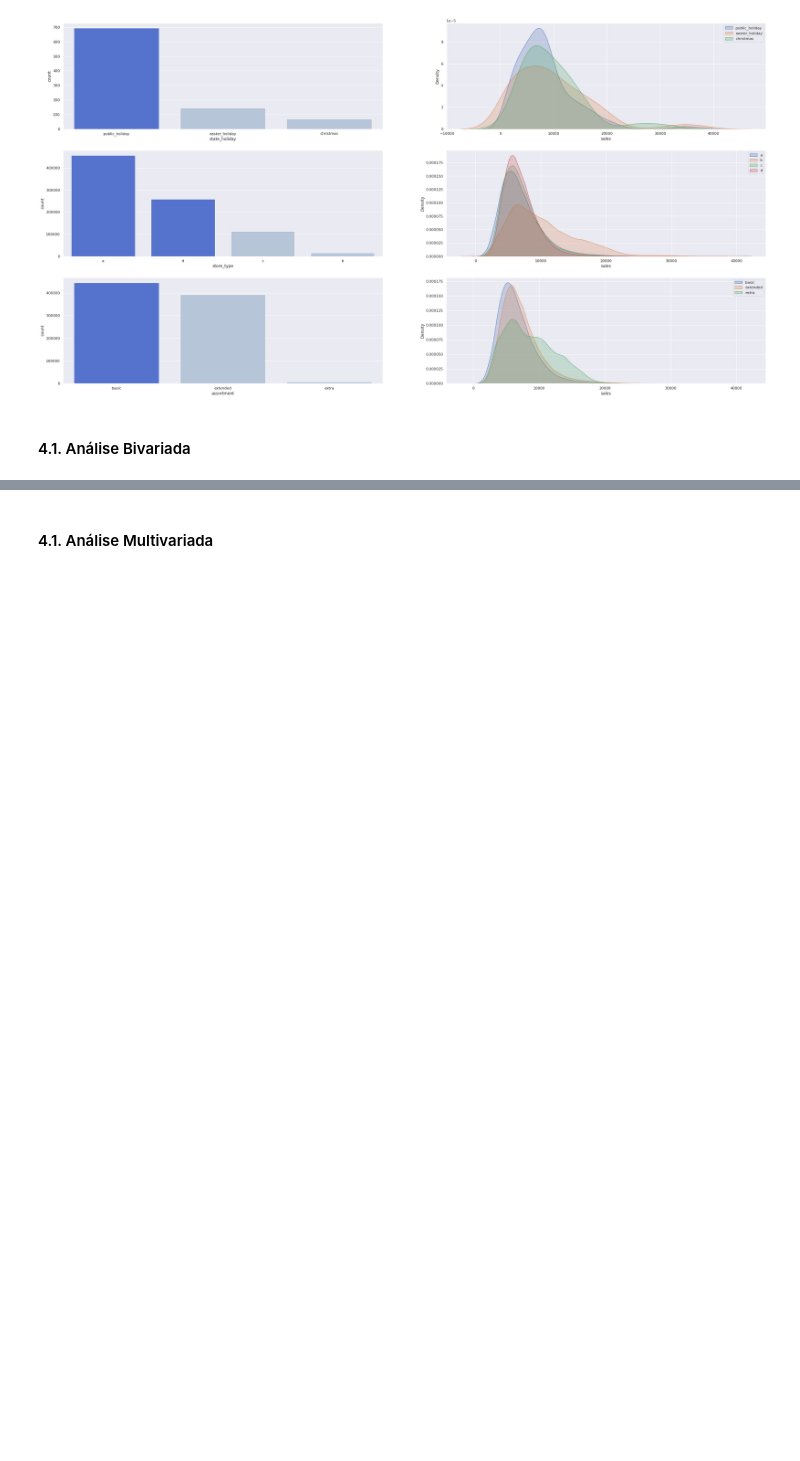
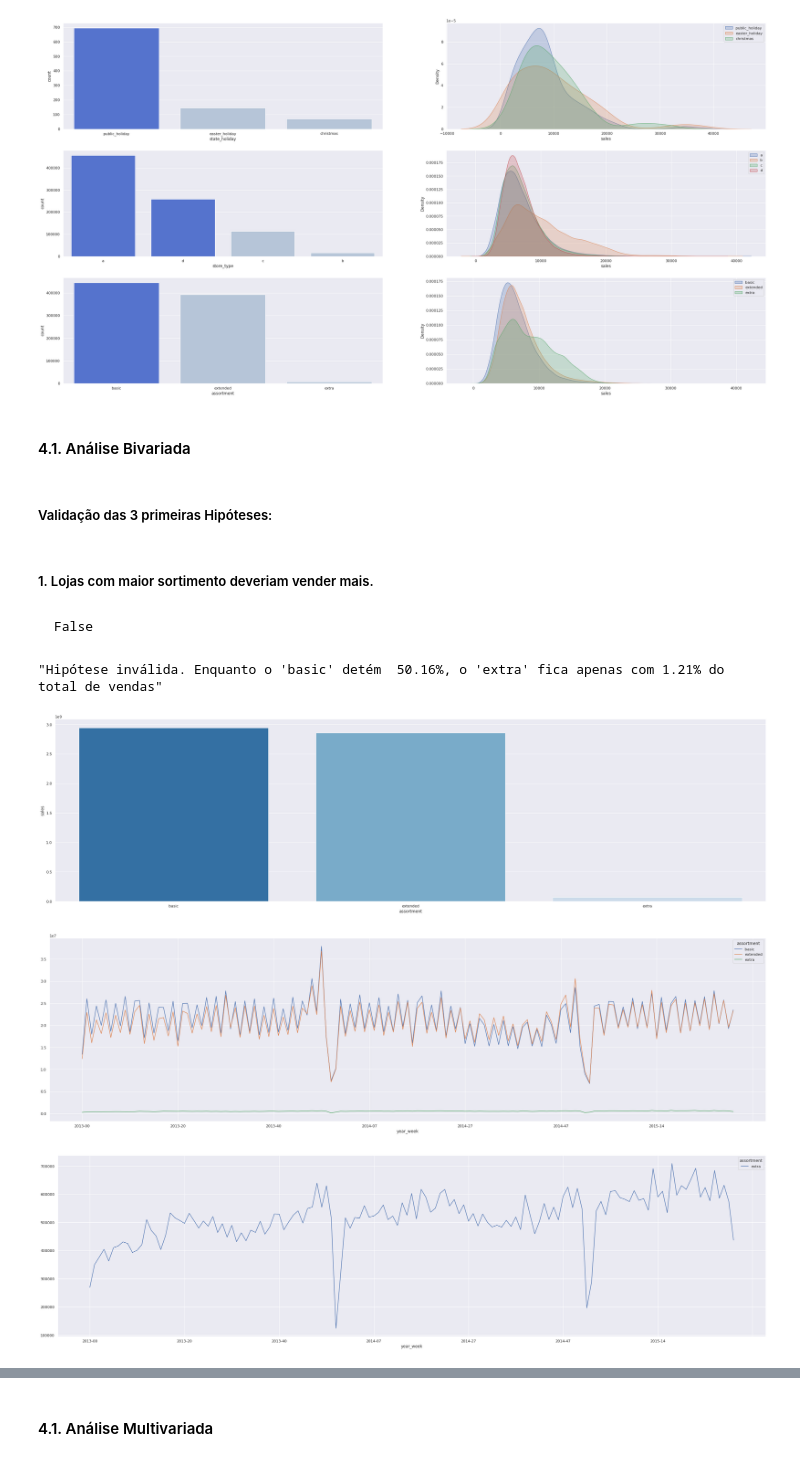
Before and after one commit to rsantosluan/ds_em_producao, a Jupyter notebook: M03_v1_StoreSalesPredictionP03.ipynb, the cells around one changed output, grey strips where cells are left out. Drawn from its saved outputs; the diff is of its cells as text; code cells hidden in the pictures; blank space fills up the shorter version.

Commit message:
Análise das 3 primeiras hipóteses, invalidando ambas

```diff
--- a/M03_v1_StoreSalesPredictionP03.ipynb
+++ b/M03_v1_StoreSalesPredictionP03.ipynb
@@ -13,6 +13,7 @@ import warnings
 warnings.filterwarnings('ignore')
 # %%
 data = pd.read_csv('Data/predictionStoreP03.csv', parse_dates=['date','year_week','competition_since','promo_since'])
+data.loc[data.competition_distance == data['competition_distance'].max(), 'competition_distance'] = 100000
 # %% [markdown]
 ### 3.0. Filtragem de variáveis
 # %% [markdown]
@@ -94,3 +95,28 @@ plt.legend()
 [figure]
 # %% [markdown]
 #### 4.1. Análise Bivariada
+# %% [markdown]
+##### Validação das 3 primeiras Hipóteses:
+# %% [markdown]
+##### 1. Lojas com maior sortimento deveriam vender mais.
+# %% [markdown]
+    False
+# %%
+## Variável 01
+sns.set(rc={'figure.figsize':(38,10)})
+assortment = df[['assortment','sales']].groupby('assortment').sum().reset_index()
+sns.barplot(data= assortment, x= 'assortment', y= 'sales', palette='Blues_r');
+
+#Variável 02
+assort_date = df[['year_week','assortment','sales']].groupby(['year_week','assortment']).sum().reset_index()
+assort_date.pivot(index='year_week', columns='assortment', values='sales').plot()
+
+assort_date[assort_date['assortment'] == 'extra'].pivot(index='year_week', columns='assortment', values='sales').plot()
+
+display(f"Hipótese inválida. Enquanto o 'basic' detém {float((assortment.loc[assortment['assortment'] == 'basic','sales'] ) / assortment['sales'].sum()): .2%}, \
+o 'extra' fica apenas com{float((assortment.loc[assortment['assortment'] == 'extra','sales'] ) / assortment['sales'].sum()): .2%} do total de vendas")
+# %% [output]
+"Hipótese inválida. Enquanto o 'basic' detém  50.16%, o 'extra' fica apenas com 1.21% do total de vendas"
+[figure, added]
+[figure, added]
+[figure, added]
```
Also changed, not shown: parts of 12 cells of this notebook.
